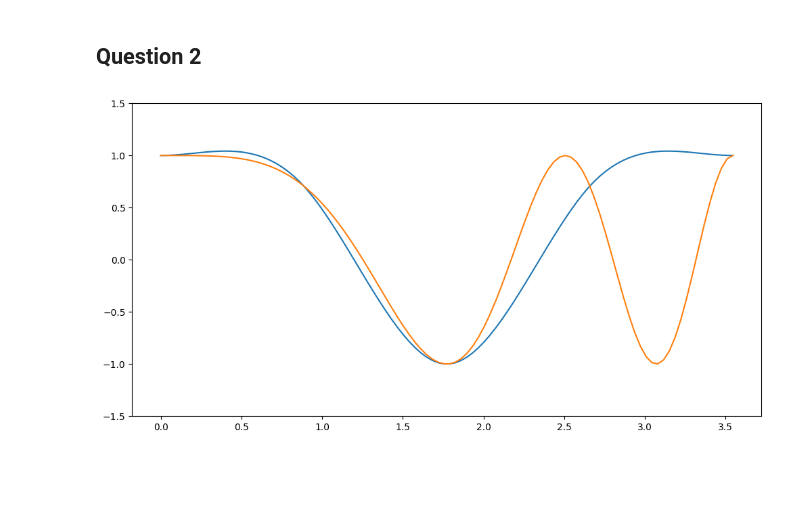
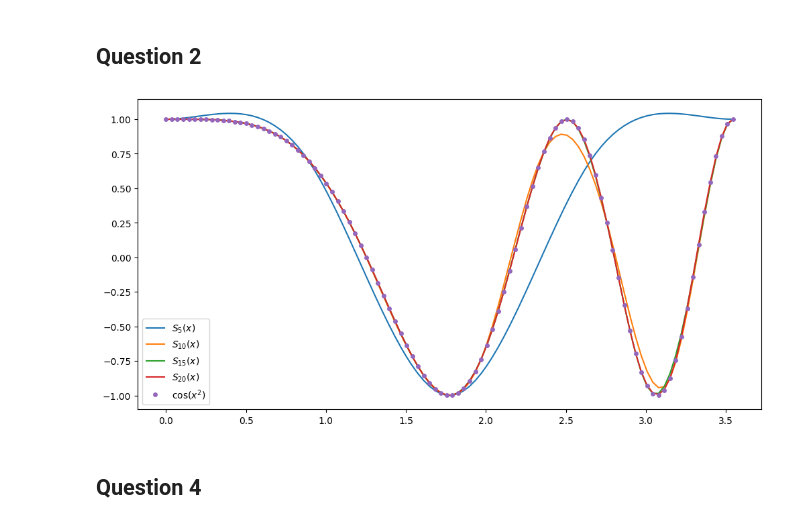
Before and after one commit to PrathamLalwani/MATH231, a Jupyter notebook: Assignment3/LalwaniPrathamAssignment3.ipynb, the cells around one changed output. Cells and saved outputs as stored; diff of their text form; code cells hidden in the pictures; blank space fills up the shorter version.

```diff
--- a/Assignment3/LalwaniPrathamAssignment3.ipynb
+++ b/Assignment3/LalwaniPrathamAssignment3.ipynb
@@ -88,7 +88,7 @@ f_2 = lambda x : np.cos(x**2)
 f_2_ = lambda x : -2*x*np.sin(x**2)
 # %%
 def compute_cubic_spline(a,b,n,f):
-    x = np.linspace(0,2*np.sqrt(np.pi),n)
+    x = np.linspace(a,b,n)
     h = x[1] - x[0]
     A = genTriDiagonalmatrix(n,h)
 
@@ -103,20 +103,27 @@ def compute_cubic_spline(a,b,n,f):
     b[1:-1] = 3*(f_sec[1:]-f_sec[:-1])
     b[0] = 3*(f_sec[0]-b0)
     b[-1] = 3*(bn-f_sec[-1])
+    c = solve_tridiagonal_system(A,b)
     b = f_sec - (h/3.) * (c[1:]+2.*c[:-1])
     d = (c[1:]-c[:-1])/(3*h)
-    a = f_2(x)[-1]
-    c = solve_tridiagonal_system(A,b)
+    a = f_2(x)[:-1]
     return a,b,c,d
 # %%
+l,u = 0,2*np.sqrt(np.pi)
 x_eval = np.linspace(0,2*np.sqrt(np.pi),100)
 fx = np.zeros_like(x_eval)
 plt.figure(figsize=(12,6))
-for i in range(x_eval.shape[0]):
-    fx[i] = eval_cubic_spline(x_eval[i],x, a,b,c,d)
-plt.plot(x_eval,fx)
-plt.plot(x_eval, f_2(x_eval))
-plt.ylim(-1.5,1.5)
+
+for n in [5,10,15,20]:
+    x = np.linspace(l,u,n)
+    a,b,c,d = compute_cubic_spline(l,u,n,f_2)
+    for i in range(x_eval.shape[0]):
+        fx[i] = eval_cubic_spline(x_eval[i],x, a,b,c,d)
+    plt.plot(x_eval,fx, label = f'$S_{{{n}}}(x)$')
+plt.plot(x_eval, f_2(x_eval),'o',markersize= 4,label = f'$\cos(x^2)$')
+plt.legend()
 plt.show()
 # %% [output]
-[figure, old version]
+[figure, new version]
+# %% [markdown]
+## Question 4
```
Also changed, not shown: parts of 5 cells of this notebook, 10 other files.
